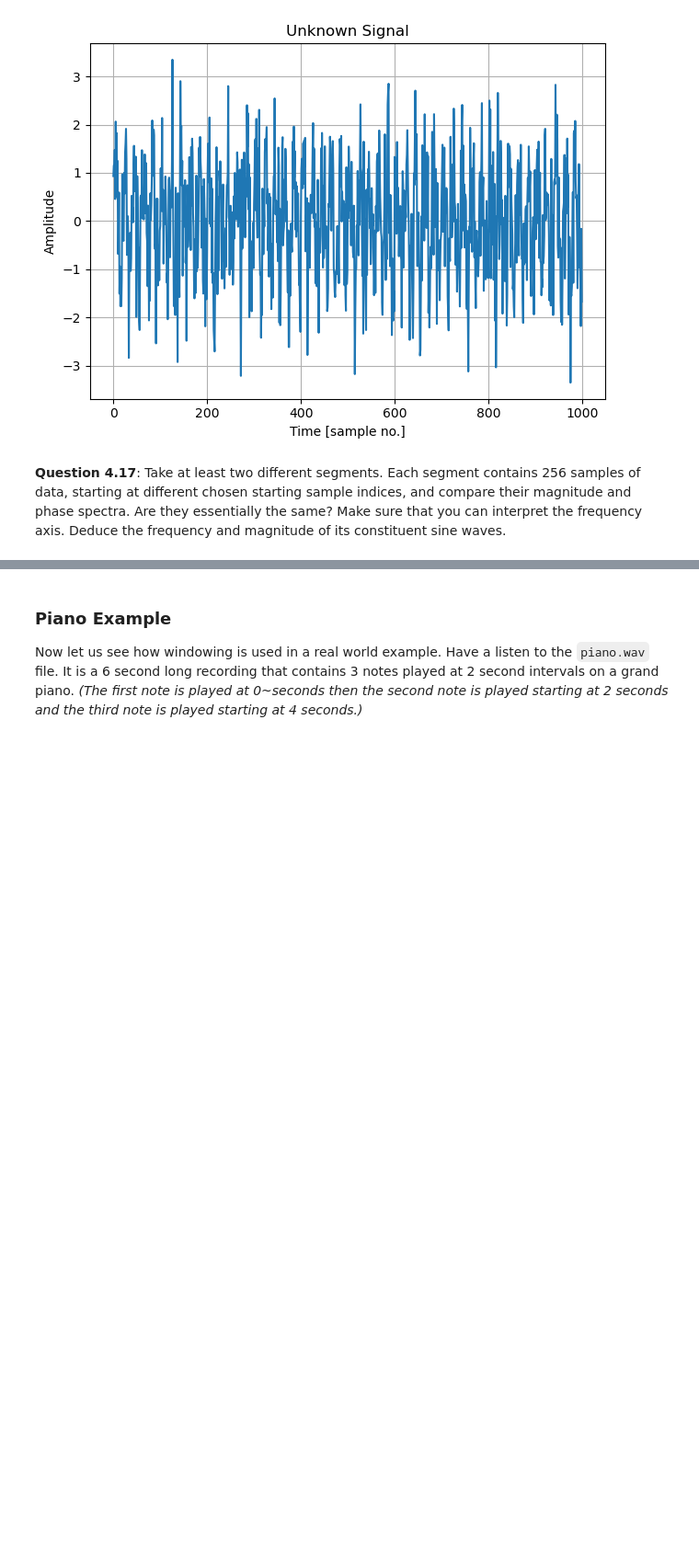
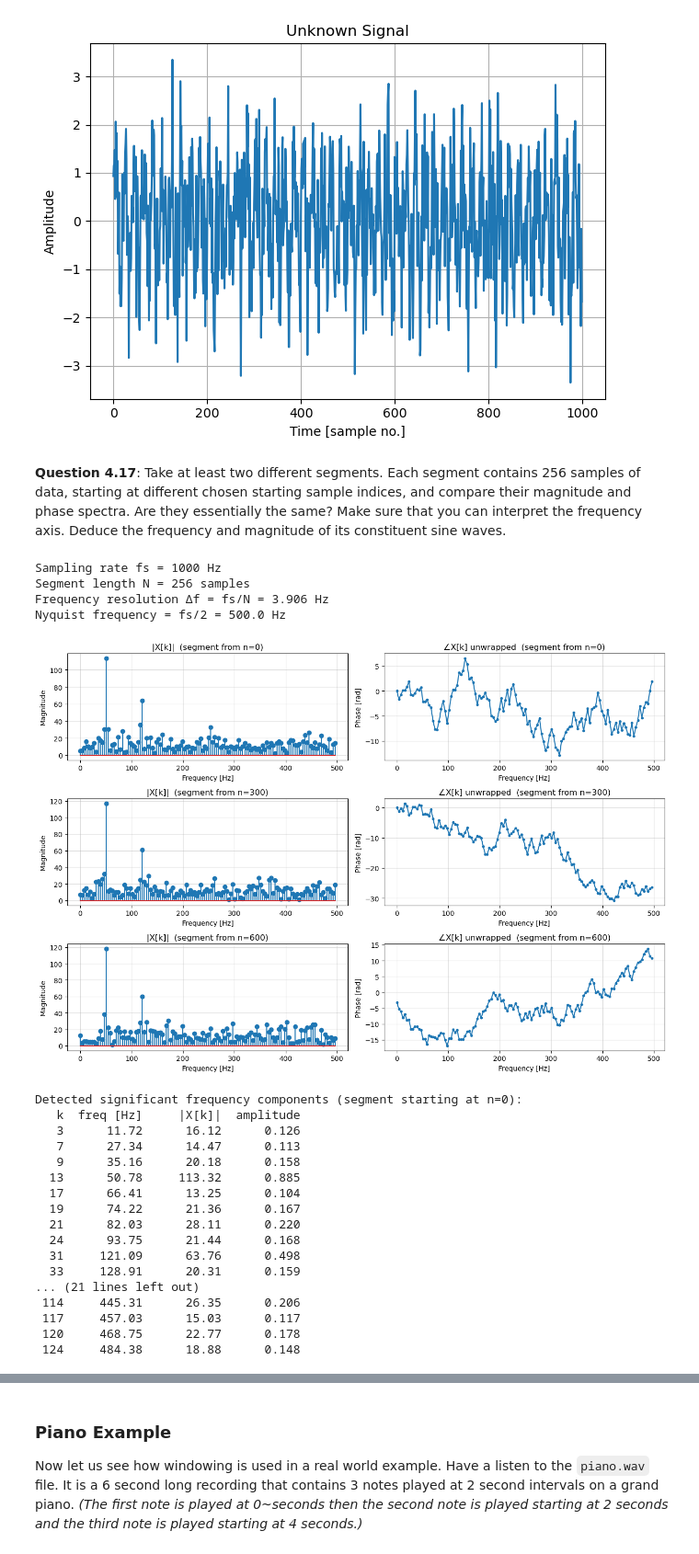
Before and after one commit to LH-and-FPGA/sap-EE2-SS-LAB, a Jupyter notebook: EX4 - Fourier.ipynb, the cells around one changed output, grey strips where cells are left out. Shown at 92% size. Drawn from its saved outputs; the diff is of its cells as text; code cells hidden in the pictures; blank space fills up the shorter version.

```diff
--- a/EX4 - Fourier.ipynb
+++ b/EX4 - Fourier.ipynb
@@ -793,4 +793,75 @@ plt.show()
 # %% [markdown]
 **Question 4.17**: Take at least two different segments. Each segment contains 256 samples of data, starting at different chosen starting sample indices, and compare their magnitude and phase spectra. Are they essentially the same? Make sure that you can interpret the frequency axis. Deduce the frequency and magnitude of its constituent sine waves.
 # %%
-# add code here
+# Q4.17: Compare DFTs of different 256-sample segments of the unknown signal
+from scipy.signal import find_peaks
+
+fsamp = 1000          # sampling rate (stated in the lab description)
+N = 256               # segment length
+df = fsamp / N        # frequency resolution
+half = N // 2         # only k = 0..N/2 are unique for real signals
+f_axis = np.arange(N) * df    # frequency axis (Hz)
+
+print(f'Sampling rate fs = {fsamp} Hz')
+print(f'Segment length N = {N} samples')
+print(f'Frequency resolution Δf = fs/N = {df:.3f} Hz')
+print(f'Nyquist frequency = fs/2 = {fsamp/2} Hz\n')
+
+# Choose three different starting indices
+starts = [0, 300, 600]
+
+fig, axes = plt.subplots(len(starts), 2, figsize=(13, 9))
+
+for row, start in enumerate(starts):
+    seg = unknown[start:start + N]
+    X = fft(seg)
+
+    axes[row, 0].stem(f_axis[:half], np.abs(X[:half]))
+    axes[row, 0].set_title(f'|X[k]|  (segment from n={start})')
+    axes[row, 0].set_xlabel('Frequency [Hz]')
+    axes[row, 0].set_ylabel('Magnitude')
+    axes[row, 0].grid(alpha=0.4)
+
+    axes[row, 1].plot(f_axis[:half], np.unwrap(np.angle(X[:half])), '.-')
+    axes[row, 1].set_title(f'∠X[k] unwrapped  (segment from n={start})')
+    axes[row, 1].set_xlabel('Frequency [Hz]')
+    axes[row, 1].set_ylabel('Phase [rad]')
+    axes[row, 1].grid(alpha=0.4)
+
+plt.tight_layout()
+plt.show()
+
+# Auto-detect peaks in the first segment to read off frequency + amplitude
+seg0 = unknown[:N]
+X0 = fft(seg0)
+mag = np.abs(X0[:half])
+peaks, _ = find_peaks(mag, height=0.1 * mag.max())
+
+print('Detected significant frequency components (segment starting at n=0):')
+print(f'{"k":>4} {"freq [Hz]":>10} {"|X[k]|":>10} {"amplitude":>10}')
+for k in peaks:
+    amp = 2 * mag[k] / N      # double-sided -> single-sided physical amplitude
+    print(f'{k:>4} {k*df:>10.2f} {mag[k]:>10.2f} {amp:>10.3f}')
+# %% [output]
+Sampling rate fs = 1000 Hz
+Segment length N = 256 samples
+Frequency resolution Δf = fs/N = 3.906 Hz
+Nyquist frequency = fs/2 = 500.0 Hz
+[figure, added]
+Detected significant frequency components (segment starting at n=0):
+   k  freq [Hz]     |X[k]|  amplitude
+   3      11.72      16.12      0.126
+   7      27.34      14.47      0.113
+   9      35.16      20.18      0.158
+  13      50.78     113.32      0.885
+  17      66.41      13.25      0.104
+  19      74.22      21.36      0.167
+  21      82.03      28.11      0.220
+  24      93.75      21.44      0.168
+  31     121.09      63.76      0.498
+  33     128.91      20.31      0.159
+... (21 lines left out)
+ 114     445.31      26.35      0.206
+ 117     457.03      15.03      0.117
+ 120     468.75      22.77      0.178
+ 124     484.38      18.88      0.148
```
Also changed, not shown: parts of 4 cells of this notebook, 3 other files.
